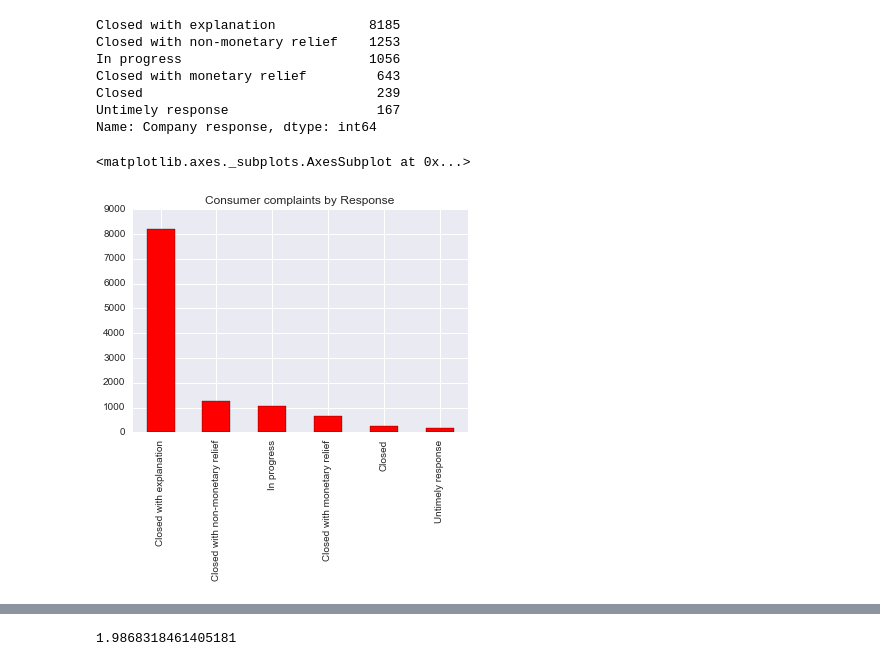
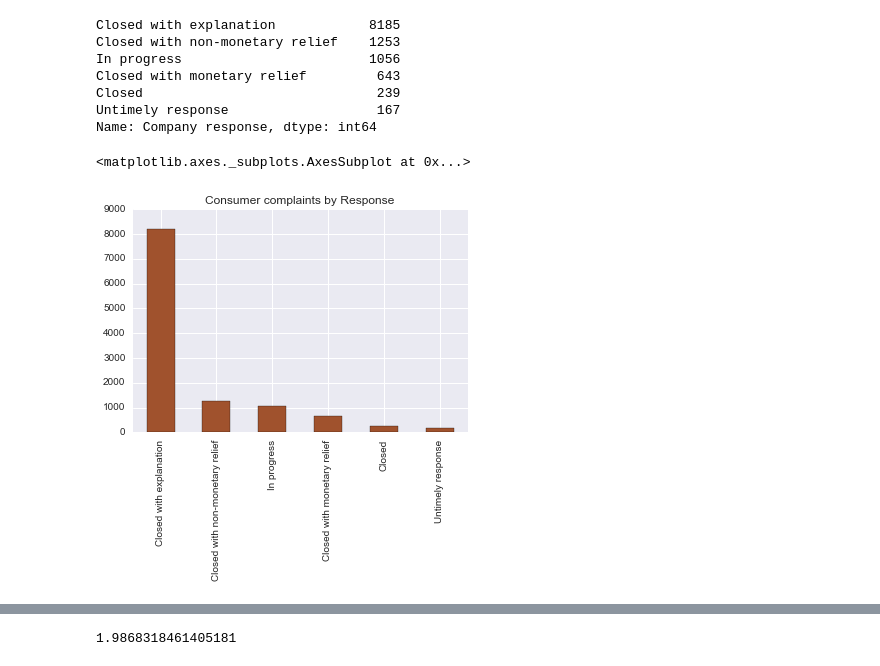
Before and after one commit to richardtbrownjr/consumer-complaints, a Jupyter notebook: consumercomplaints.py.ipynb, the cells around one changed output, grey strips where cells are left out. Saved outputs shown, nothing was run; the diff lists cells and outputs as text; code cells hidden in the pictures.

```diff
--- a/consumercomplaints.py.ipynb
+++ b/consumercomplaints.py.ipynb
@@ -99,10 +100,10 @@ Closed                              239
 Untimely response                   167
 Name: Company response, dtype: int64
 # %%
-consumer_complaints['Company response'].value_counts().plot(kind='bar',color='r',title="Consumer complaints by Response")
+consumer_complaints['Company response'].value_counts().plot(kind='bar',color='sienna',title="Consumer complaints by Response")
 # %% [output]
 <matplotlib.axes._subplots.AxesSubplot at 0x...>
-[figure, old version]
+[figure, new version]
 # %%
 new_series = consumer_complaints.pop('Date sent to company')
 # %%
```
Also changed, not shown: parts of 2 cells of this notebook.
